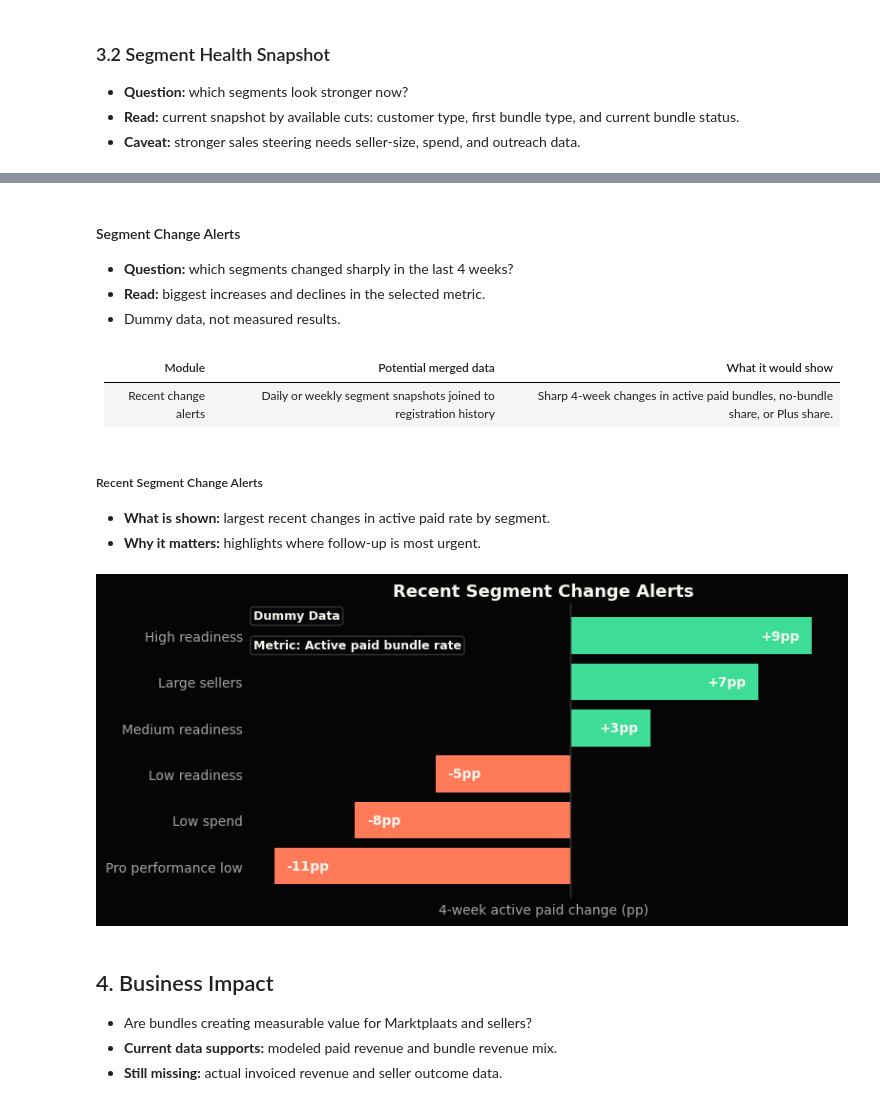
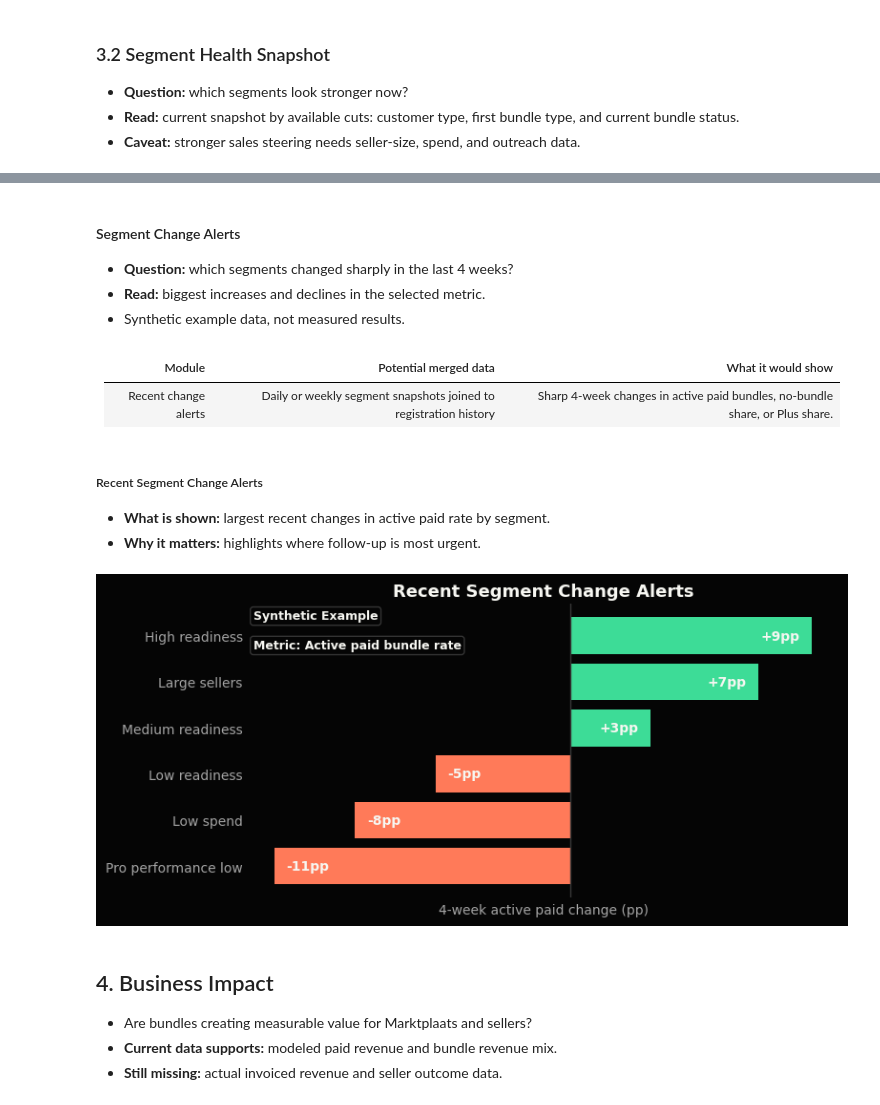
Before and after one commit to omer-t/marktplaats-assignment, a Jupyter notebook: assignments/smb_bundles/q3_monitor.ipynb, the cells around one changed output, grey strips where cells are left out. Cells and saved outputs as stored; diff of their text form; code cells hidden in the pictures.

```diff
--- a/assignments/smb_bundles/q3_monitor.ipynb
+++ b/assignments/smb_bundles/q3_monitor.ipynb
@@ -326,23 +336,21 @@ display(Markdown(functions.q3_markdown_table(functions.q3_segment_enrichment_opp
 
 - **Question:** which segments changed sharply in the last 4 weeks?
 - **Read:** biggest increases and declines in the selected metric.
-- Dummy data, not measured results.
+- Synthetic example data, not measured results.
-# %%
-display(Markdown(functions.q3_markdown_table(functions.q3_segment_module_descriptions())))
-# %% [output]
-| Module | Potential merged data | What it would show |
-| --- | --- | --- |
-| Recent change alerts | Daily or weekly segment snapshots joined to registration history | Sharp 4-week changes in active paid bundles, no-bundle share, or Plus share. |
+# %% [markdown]
+| Module | Potential merged data | What it would show |
+| --- | --- | --- |
+| Recent change alerts | Daily or weekly segment snapshots joined to registration history | Sharp 4-week changes in active paid bundles, no-bundle share, or Plus share. |
 # %% [markdown]
 ##### Recent Segment Change Alerts
 
 - **What is shown:** largest recent changes in active paid rate by segment.
 - **Why it matters:** highlights where follow-up is most urgent.
 # %%
-functions.plot_q3_segment_change_alerts()
+synthetic_examples.plot_q3_segment_change_alerts()
 plt.show()
 # %% [output]
-[figure, old version]
+[figure, new version]
 # %% [markdown]
 ## 4. Business Impact
 
```
Also changed, not shown: parts of 5 cells of this notebook, 25 other files.
